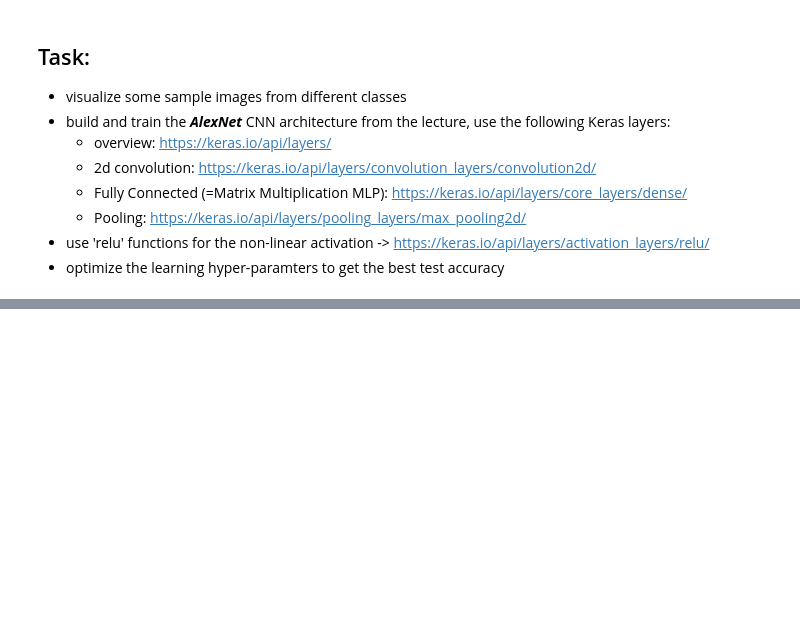
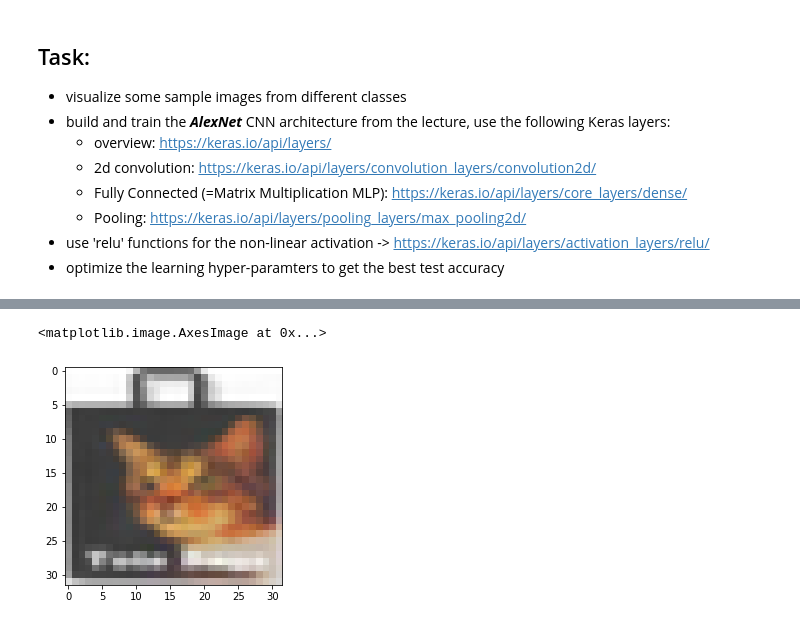
Before and after one commit to abechere/DataScience21, a Jupyter notebook: Block_7/Assignments/7_CNNs.ipynb, the cells around one changed output, grey strips where cells are left out. Cells and saved outputs as stored; diff of their text form; code cells hidden in the pictures; blank space fills up the shorter version.

```diff
--- a/Block_7/Assignments/7_CNNs.ipynb
+++ b/Block_7/Assignments/7_CNNs.ipynb
@@ -43,0 +68,5 @@ y_test = keras.utils.to_categorical(y_test, num_classes)
+# %%
+plt.imshow(np.reshape(x_train[3000,:],(32,32,3)))
+# %% [output]
+<matplotlib.image.AxesImage at 0x...>
+[figure, added]
```
Also changed, not shown: parts of 27 cells of this notebook, 1 other file.
